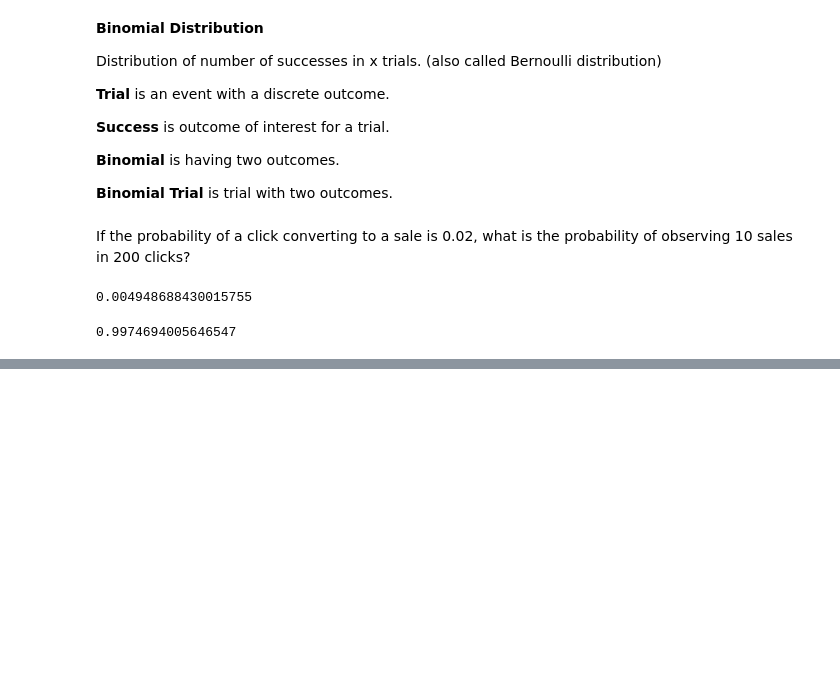
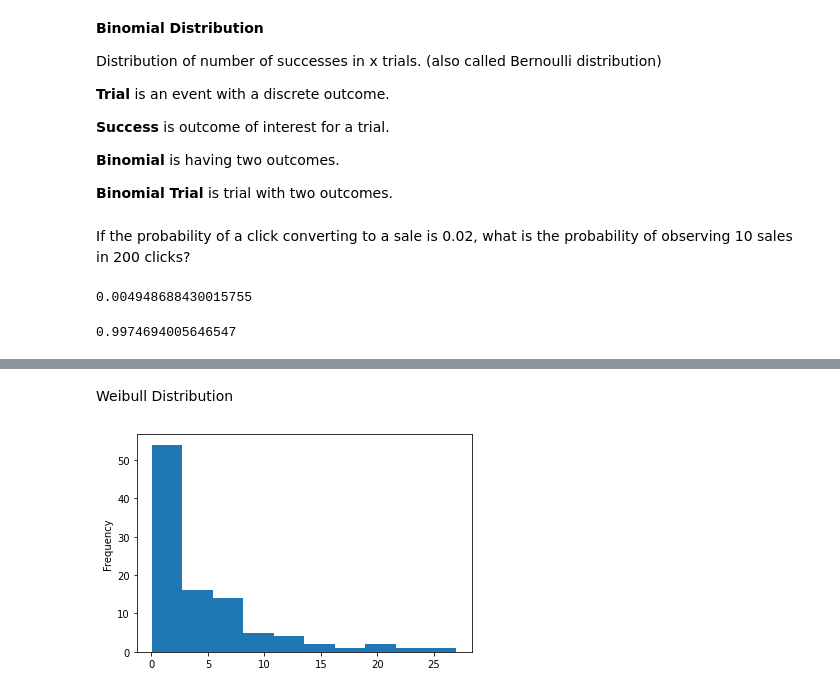
Before and after one commit to ManasviAtGitHub/Python-practice, a Jupyter notebook: Statistics_for_Data_Science_2_Data_and_Sampling_Distribution.ipynb, the cells around one changed output, grey strips where cells are left out. Saved outputs shown, nothing was run; the diff lists cells and outputs as text; code cells hidden in the pictures; blank space fills up the shorter version.

```diff
--- a/Statistics_for_Data_Science_2_Data_and_Sampling_Distribution.ipynb
+++ b/Statistics_for_Data_Science_2_Data_and_Sampling_Distribution.ipynb
@@ -282,0 +323,8 @@ print(stats.binom.cdf(10, n=200, p=0.02))
+# %% [markdown]
+Weibull Distribution
+# %%
+sample = stats.weibull_min.rvs(0.9, scale =5, size=100)
+pd.Series(sample).plot.hist()
+plt.show()
+# %% [output]
+[figure, added]
```
Also changed, not shown: parts of 7 cells of this notebook.
